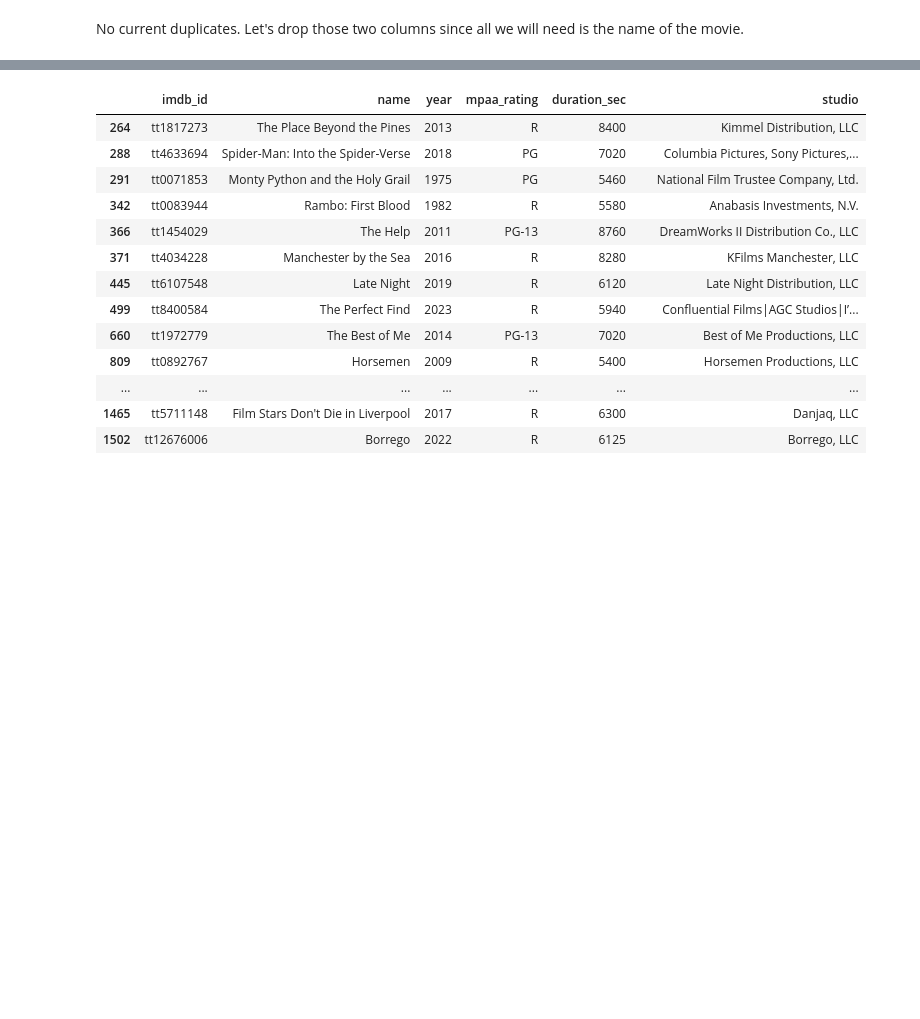
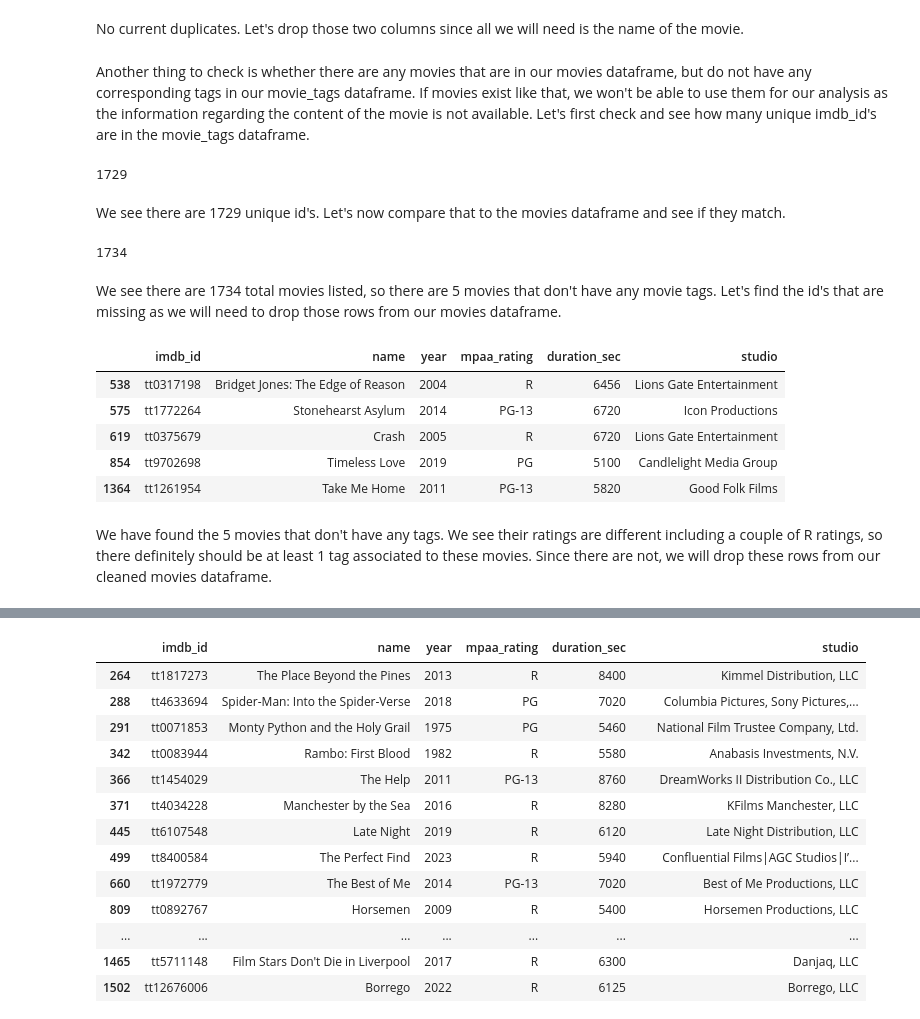
Before and after one commit to mcoulombe021/Springboard, a Jupyter notebook: Capstone 3/Data Wrangling & Exploratory Data Analysis.ipynb, the cells around one changed output, grey strips where cells are left out. Drawn from its saved outputs; the diff is of its cells as text; code cells hidden in the pictures; blank space fills up the shorter version.

```diff
--- a/Capstone 3/Data Wrangling & Exploratory Data Analysis.ipynb
+++ b/Capstone 3/Data Wrangling & Exploratory Data Analysis.ipynb
@@ -443,3 +443,34 @@ movies[movies.duplicated()]
 No current duplicates. Let's drop those two columns since all we will need is the name of the movie.
 # %%
 movies.drop(['title_main','title_subscript'], axis=1, inplace=True)
+# %% [markdown]
+Another thing to check is whether there are any movies that are in our movies dataframe, but do not have any corresponding tags in our movie_tags dataframe. If movies exist like that, we won't be able to use them for our analysis as the information regarding the content of the movie is not available. Let's first check and see how many unique imdb_id's are in the movie_tags dataframe.
+# %%
+movie_tags['imdb_id'].nunique()
+# %% [output]
+1729
+# %% [markdown]
+We see there are 1729 unique id's. Let's now compare that to the movies dataframe and see if they match.
+# %%
+movies['imdb_id'].nunique()
+# %% [output]
+1734
+# %% [markdown]
+We see there are 1734 total movies listed, so there are 5 movies that don't have any movie tags. Let's find the id's that are missing as we will need to drop those rows from our movies dataframe.
+# %%
+# Get unique imdb_id values from both dataframes
+unique_imdb_ids_cleaned = movies['imdb_id'].unique()
+unique_imdb_ids_tags = movie_tags['imdb_id'].unique()
+
+# Find imdb_id values that are in cleaned_movies but not in movie_tags
+missing_imdb_ids = movies[~movies['imdb_id'].isin(unique_imdb_ids_tags)]
+missing_imdb_ids
+# %% [output]
+|  | imdb_id | name | year | mpaa_rating | duration_sec | studio |
+| 538 | tt0317198 | Bridget Jones: The Edge of Reason | 2004 | R | 6456 | Lions Gate Entertainment |
+| 575 | tt1772264 | Stonehearst Asylum | 2014 | PG-13 | 6720 | Icon Productions |
+| 619 | tt0375679 | Crash | 2005 | R | 6720 | Lions Gate Entertainment |
+| 854 | tt9702698 | Timeless Love | 2019 | PG | 5100 | Candlelight Media Group |
+| 1364 | tt1261954 | Take Me Home | 2011 | PG-13 | 5820 | Good Folk Films |
+# %% [markdown]
+We have found the 5 movies that don't have any tags. We see their ratings are different including a couple of R ratings, so there definitely should be at least 1 tag associated to these movies. Since there are not, we will drop these rows from our cleaned movies dataframe.
```
Also changed, not shown: parts of 30 cells of this notebook.
